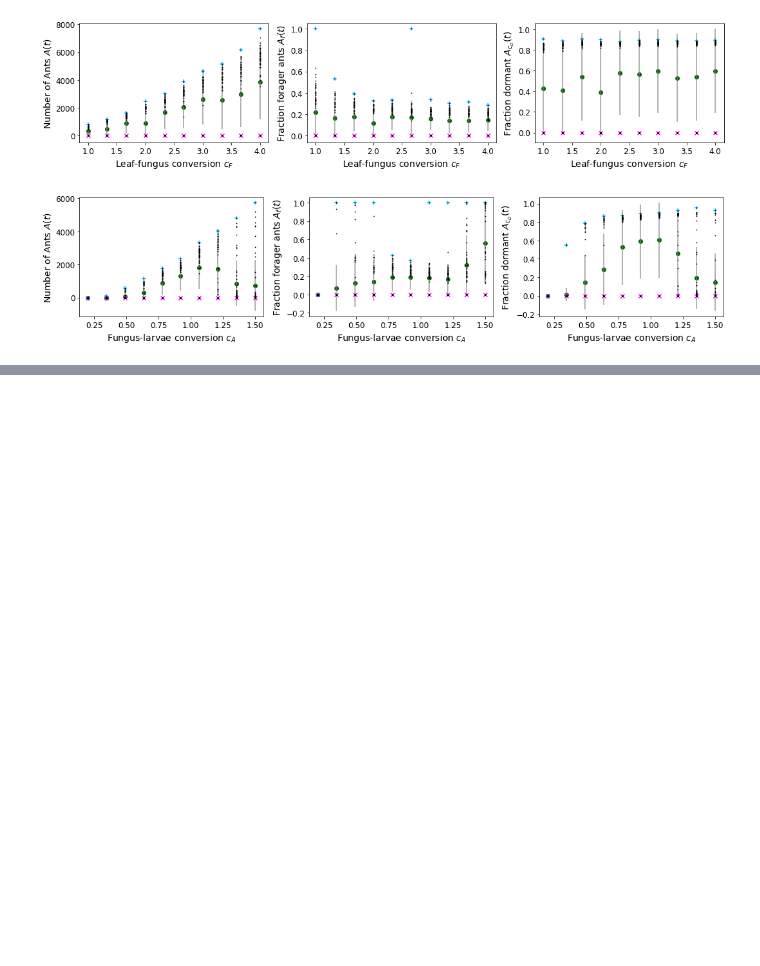
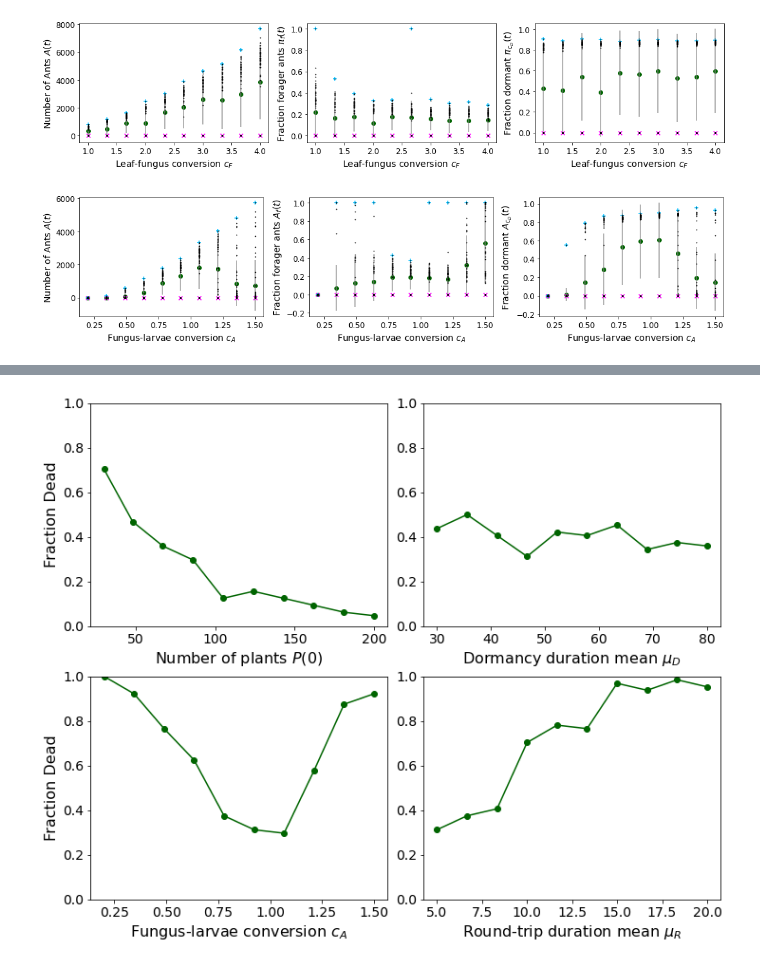
Before and after one commit to Maloup/leafcutter-ants-fungi-mutualism-abm, a Jupyter notebook: leafcutter_ants_fungi_mutualism/OFAT_visualization.ipynb, the cells around one changed output, grey strips where cells are left out. Saved outputs shown, nothing was run; the diff lists cells and outputs as text; code cells hidden in the pictures; blank space fills up the shorter version.

```diff
--- a/leafcutter_ants_fungi_mutualism/OFAT_visualization.ipynb
+++ b/leafcutter_ants_fungi_mutualism/OFAT_visualization.ipynb
@@ -402,0 +509,24 @@ plot_all_vars(data, model_reporters, problem, save_fig=True, show_fig=True, save
+# %%
+problem = {#'num_ants': [int, [10,100]],
+            'num_plants': [int, [30,200]],
+#             'pheromone_lifespan': [int, [5, 100]],
+#             'num_plant_leaves': [int, [10, 200]],
+#             'initial_foragers_ratio': [float, [0.1, 1.0]],
+#            'leaf_regrowth_rate': [float, [0.01, 1.0]],
+#             'ant_death_probability': [float, [0, 0.02]],
+#             'initial_fungus_energy': [float, [10, 100]],
+#             'fungus_decay_rate': [float, [0.001, 0.02]],
+#             'energy_biomass_cvn': [float, [1, 4]],
+     'dormant_roundtrip_mean': [float, [30, 80]],
+#     'caretaker_carrying_amount': [float, [0.1, 2]],
+    'fungus_larvae_cvn': [float, [0.2, 1.5]],
+        #    'energy_per_offspring': [float, [0.5, 1.5]],
+#             'max_fitness_queue_size': [int, [1, 20]],
+
+
+            'caretaker_roundtrip_mean': [float, [5, 20]]
+}
+
+plot_fraction_dead2(data, model_reporters, problem, show_fig=True)
+# %% [output]
+[figure, added]
```
Also changed, not shown: parts of 4 cells of this notebook, 10 other files.
